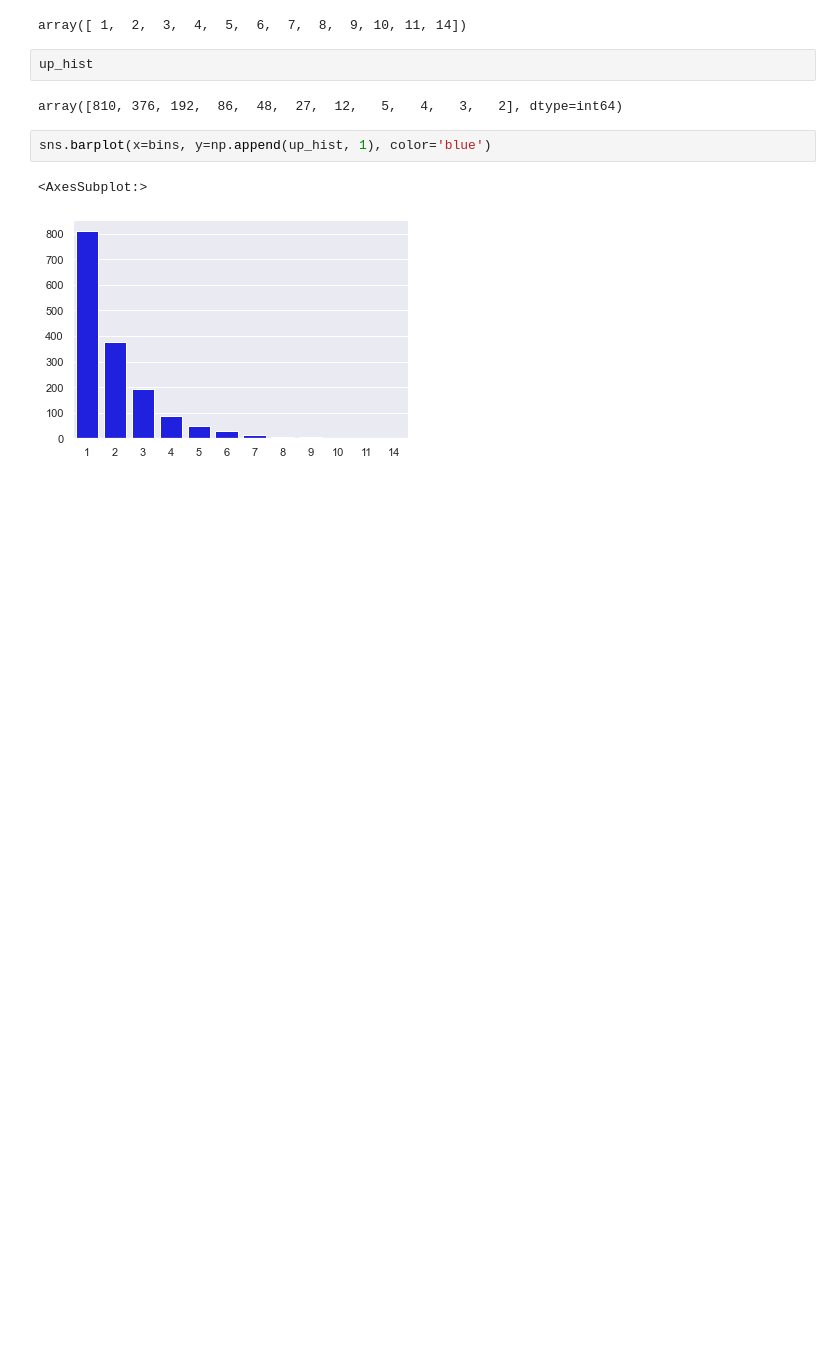
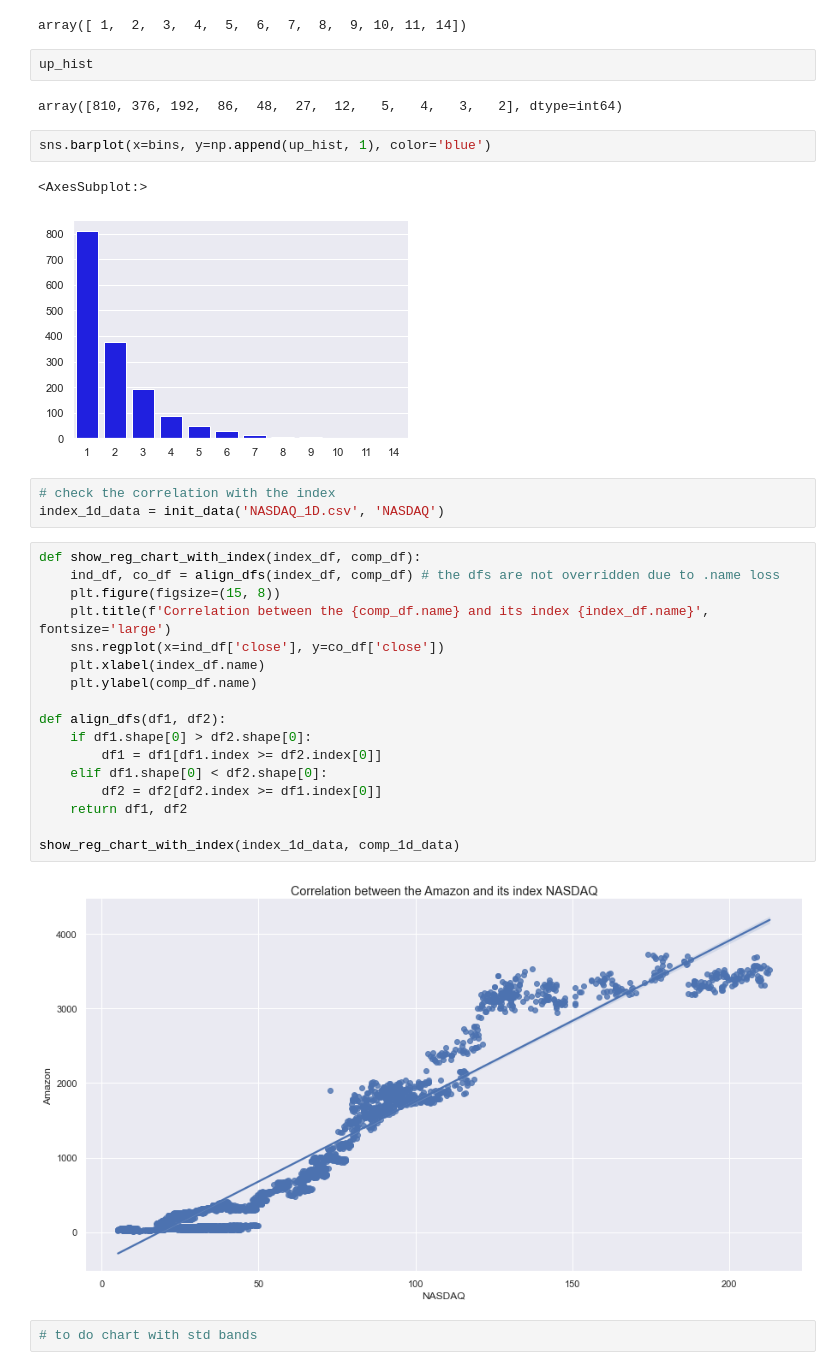
Before and after one commit to TBSDA/Data_Visualization, a Jupyter notebook: Asset_Price_Visualization.ipynb, the cells around one changed output. Saved outputs shown, nothing was run; the diff lists cells and outputs as text; blank space fills up the shorter version.

Commit message:
Asset Price Visualization

```diff
--- a/Asset_Price_Visualization.ipynb
+++ b/Asset_Price_Visualization.ipynb
@@ -513,3 +513,27 @@ sns.barplot(x=bins, y=np.append(up_hist, 1), color='blue')
 # %% [output]
 <AxesSubplot:>
 [figure]
+# %%
+# check the correlation with the index
+index_1d_data = init_data('NASDAQ_1D.csv', 'NASDAQ')
+# %%
+def show_reg_chart_with_index(index_df, comp_df):
+    ind_df, co_df = align_dfs(index_df, comp_df) # the dfs are not overridden due to .name loss
+    plt.figure(figsize=(15, 8))
+    plt.title(f'Correlation between the {comp_df.name} and its index {index_df.name}', fontsize='large')
+    sns.regplot(x=ind_df['close'], y=co_df['close'])
+    plt.xlabel(index_df.name)
+    plt.ylabel(comp_df.name)
+
+def align_dfs(df1, df2):
+    if df1.shape[0] > df2.shape[0]:
+        df1 = df1[df1.index >= df2.index[0]]
+    elif df1.shape[0] < df2.shape[0]:
+        df2 = df2[df2.index >= df1.index[0]]
+    return df1, df2
+
+show_reg_chart_with_index(index_1d_data, comp_1d_data)
+# %% [output]
+[figure, added]
+# %%
+# to do chart with std bands
```
Also changed, not shown: parts of 2 cells of this notebook, 1 other file.
